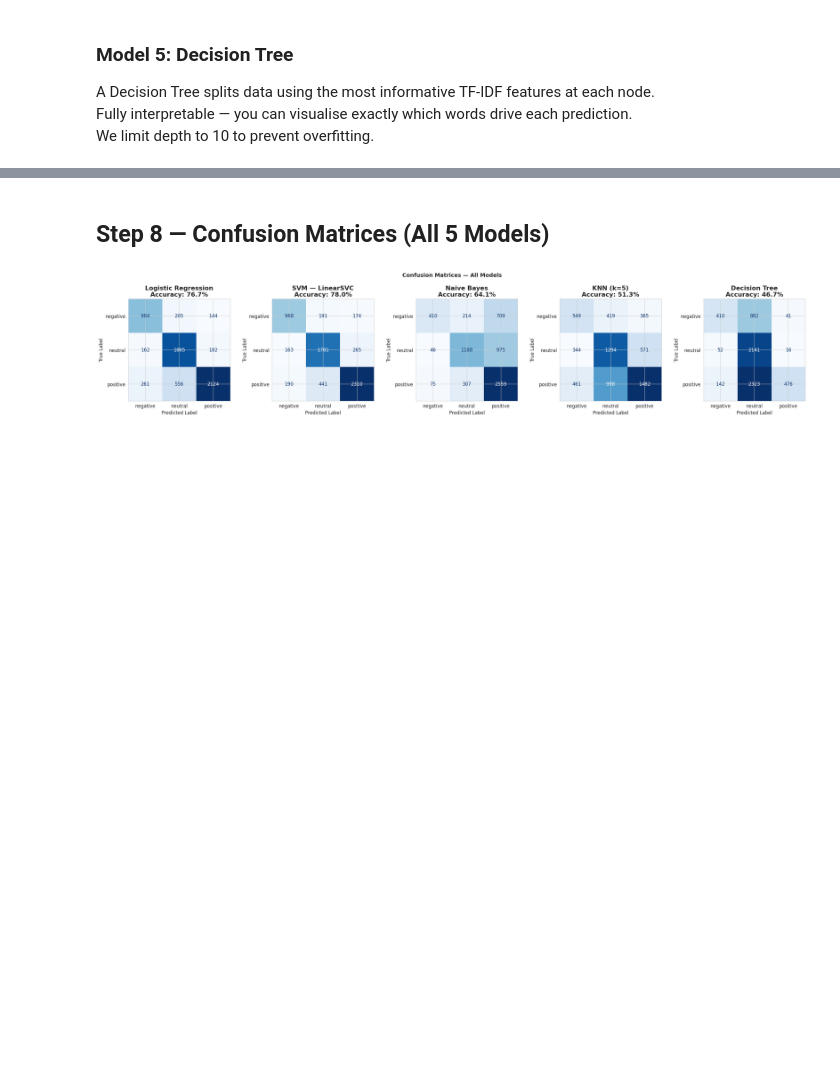
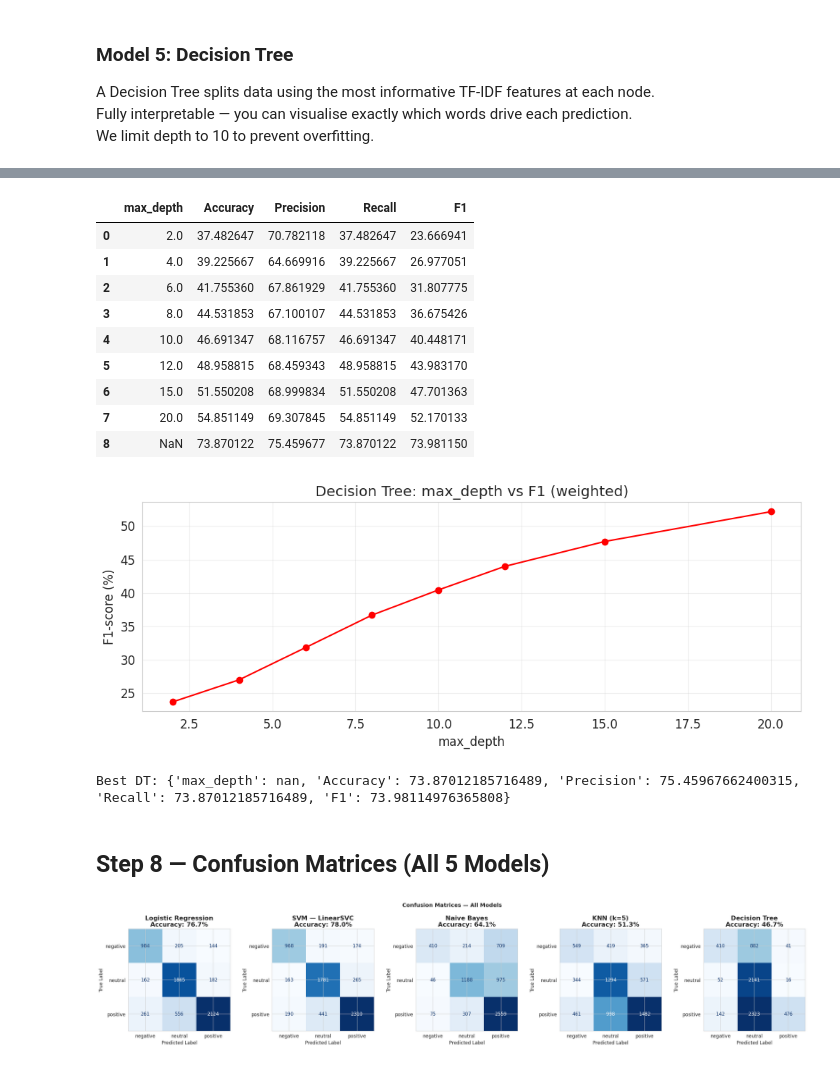
Before and after one commit to anshil75/Sentiment-Analysis-for-Cryptocurrency-Markets, a Jupyter notebook: Preprocessing_Model_Training.ipynb, the cells around one changed output, grey strips where cells are left out. Saved outputs shown, nothing was run; the diff lists cells and outputs as text; code cells hidden in the pictures; blank space fills up the shorter version.

```diff
--- a/Preprocessing_Model_Training.ipynb
+++ b/Preprocessing_Model_Training.ipynb
@@ -556,3 +601,56 @@ Number of leaves : 62
+# %%
+# ===================================
+# Decision Tree Hyperparameter Sweep
+# ===================================
+from sklearn.tree import DecisionTreeClassifier
+depth_values = [2, 4, 6, 8, 10, 12, 15, 20, None]
+dt_rows = []
+for d in depth_values:
+    model = DecisionTreeClassifier(
+        max_depth=d,
+        min_samples_split=20,
+        min_samples_leaf=10,
+        class_weight="balanced",
+        criterion="gini",
+        random_state=42
+    )
+    model.fit(X_train, y_train)
+    pred = model.predict(X_test)
+    row = {"max_depth": d}
+    row.update(eval_predictions(y_test, pred))
+    dt_rows.append(row)
+
+dt_df = pd.DataFrame(dt_rows)
+display(dt_df)
+
+# plot (skip None on x-axis)
+dt_plot = dt_df[dt_df["max_depth"].notna()].sort_values("max_depth")
+
+plt.figure(figsize=(10,4))
+plt.plot(dt_plot["max_depth"], dt_plot["F1"], marker="o", color="red")
+plt.title("Decision Tree: max_depth vs F1 (weighted)")
+plt.xlabel("max_depth")
+plt.ylabel("F1-score (%)")
+plt.grid(True, alpha=0.3)
+plt.tight_layout()
+plt.savefig("dt_depth_sweep_f1.png", dpi=150, bbox_inches="tight")
+plt.show()
+
+best_dt = dt_df.sort_values("F1", ascending=False).iloc[0]
+print("Best DT:", best_dt.to_dict())
+# %% [output]
+|  | max_depth | Accuracy | Precision | Recall | F1 |
+| 0 | 2.0 | 37.482647 | 70.782118 | 37.482647 | 23.666941 |
+| 1 | 4.0 | 39.225667 | 64.669916 | 39.225667 | 26.977051 |
+| 2 | 6.0 | 41.755360 | 67.861929 | 41.755360 | 31.807775 |
+| 3 | 8.0 | 44.531853 | 67.100107 | 44.531853 | 36.675426 |
+| 4 | 10.0 | 46.691347 | 68.116757 | 46.691347 | 40.448171 |
+| 5 | 12.0 | 48.958815 | 68.459343 | 48.958815 | 43.983170 |
+| 6 | 15.0 | 51.550208 | 68.999834 | 51.550208 | 47.701363 |
+| 7 | 20.0 | 54.851149 | 69.307845 | 54.851149 | 52.170133 |
+| 8 | NaN | 73.870122 | 75.459677 | 73.870122 | 73.981150 |
+[figure, added]
+Best DT: {'max_depth': nan, 'Accuracy': 73.87012185716489, 'Precision': 75.45967662400315, 'Recall': 73.87012185716489, 'F1': 73.98114976365808}
 # %% [markdown]
 ## Step 8 — Confusion Matrices (All 5 Models)
 # %%
```
Also changed, not shown: parts of 9 cells of this notebook.
